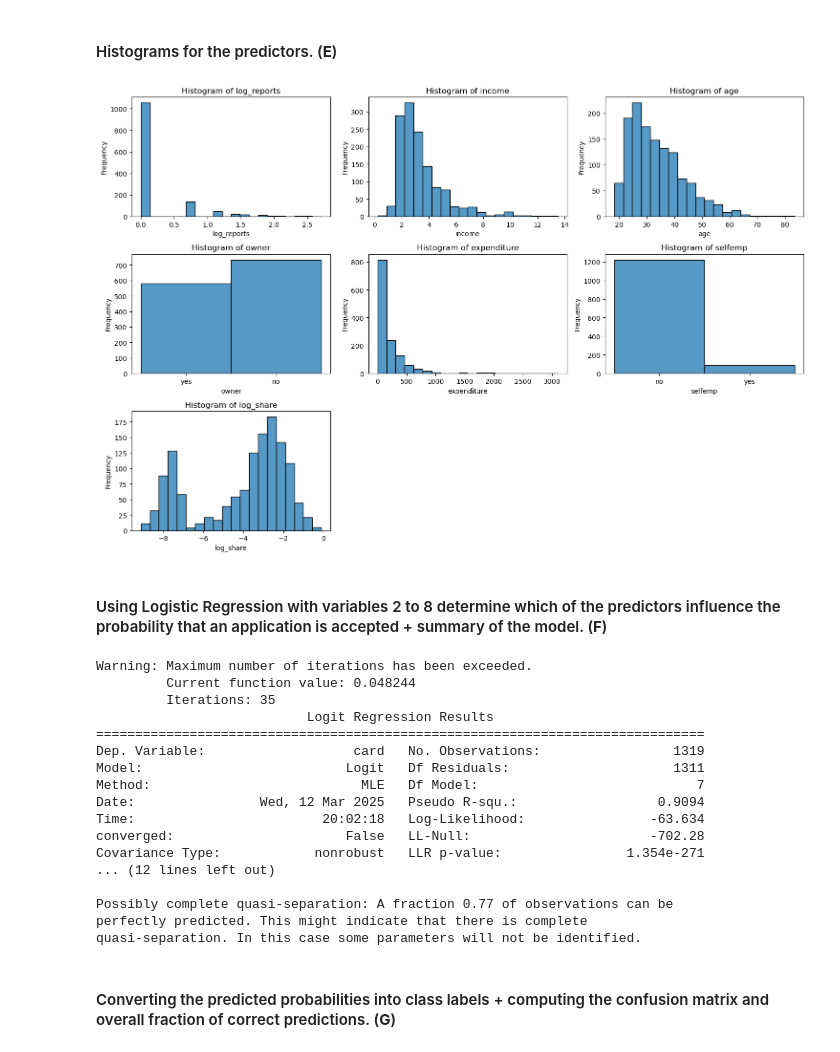
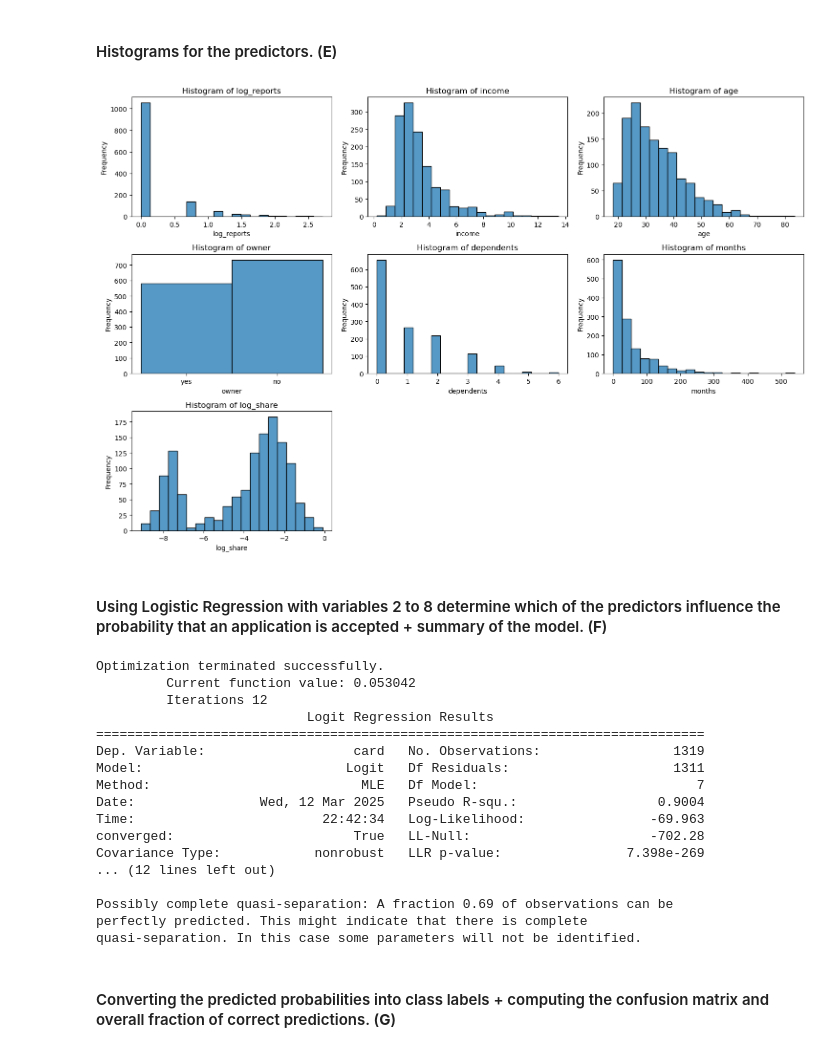
Before and after one commit to mcarbajal2/IFI8420-Assignments, a Jupyter notebook: Assignment 3/Assignment3.ipynb, the cells around one changed output. Saved outputs shown, nothing was run; the diff lists cells and outputs as text; code cells hidden in the pictures.

```diff
--- a/Assignment 3/Assignment3.ipynb
+++ b/Assignment 3/Assignment3.ipynb
@@ -129,22 +129,22 @@ plt.show()
 # %%
 credit_18_df['log_share'] = np.log(credit_18_df['share'])
 credit_18_df['log_reports'] = np.log(credit_18_df['reports'] + 1)
 
-predictors = credit_18_df[['log_reports','income','age','owner','expenditure','selfemp','log_share']].columns.tolist()
+predictors = credit_18_df[['log_reports','income','age','owner','dependents','months','log_share']].columns.tolist()
 
 plt.figure(figsize=(15, 10))
 
 for i, predictor in enumerate(predictors, 1):
     plt.subplot((len(predictors) + 2) // 3, 3, i)
     sns.histplot(credit_18_df[predictor].dropna(), bins=20)
     plt.title(f'Histogram of {predictor}')
     plt.xlabel(predictor)
     plt.ylabel('Frequency')
 
 plt.tight_layout()
 plt.show()
 # %% [output]
-[figure, old version]
+[figure, new version]
 # %% [markdown]
 #### Using Logistic Regression with variables 2 to 8 determine which of the predictors influence the probability that an application is accepted + summary of the model. (<b>F</b>)
 # %%
@@ -161,7 +161,7 @@ df_logreg = df_logreg.infer_objects(copy=False)
 logreg = LogisticRegression()
 scaler = StandardScaler()
 
-X = df_logreg[['log_reports','income','age','owner','expenditure','selfemp','log_share']]
+X = df_logreg[['log_reports','income','age','owner','dependents','months','log_share']]
 y = df_logreg['card']
 
 X_scaled = scaler.fit_transform(X)
@@ -177,21 +177,21 @@ logit_model = sm.Logit(y, X_sm).fit()
 
 print(logit_model.summary())
 # %% [output]
-Warning: Maximum number of iterations has been exceeded.
-         Current function value: 0.048244
-         Iterations: 35
+Optimization terminated successfully.
+         Current function value: 0.053042
+         Iterations 12
                            Logit Regression Results
 ==============================================================================
 Dep. Variable:                   card   No. Observations:                 1319
 Model:                          Logit   Df Residuals:                     1311
 Method:                           MLE   Df Model:                            7
-Date:                Wed, 12 Mar 2025   Pseudo R-squ.:                  0.9094
-Time:                        20:02:18   Log-Likelihood:                -63.634
-converged:                      False   LL-Null:                       -702.28
-Covariance Type:            nonrobust   LLR p-value:                1.354e-271
+Date:                Wed, 12 Mar 2025   Pseudo R-squ.:                  0.9004
+Time:                        22:42:34   Log-Likelihood:                -69.963
+converged:                       True   LL-Null:                       -702.28
+Covariance Type:            nonrobust   LLR p-value:                7.398e-269
 ... (12 lines left out)
 
-Possibly complete quasi-separation: A fraction 0.77 of observations can be
+Possibly complete quasi-separation: A fraction 0.69 of observations can be
 perfectly predicted. This might indicate that there is complete
 quasi-separation. In this case some parameters will not be identified.
 # %% [markdown]
```
Also changed, not shown: parts of 1 cell of this notebook.
